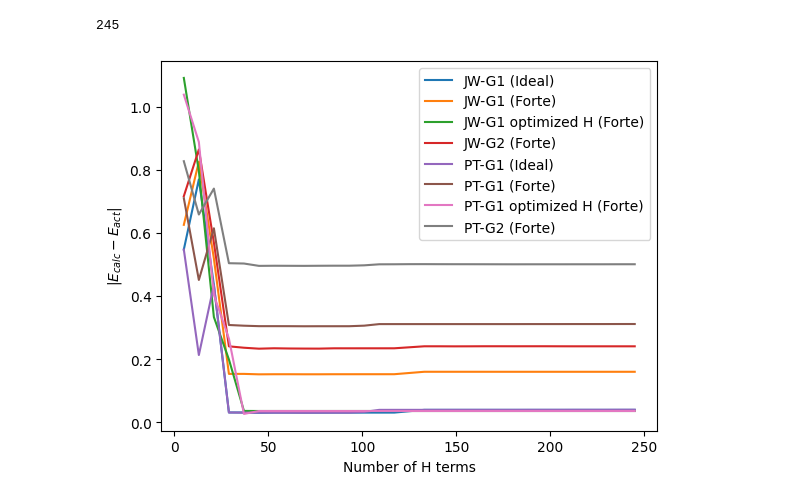
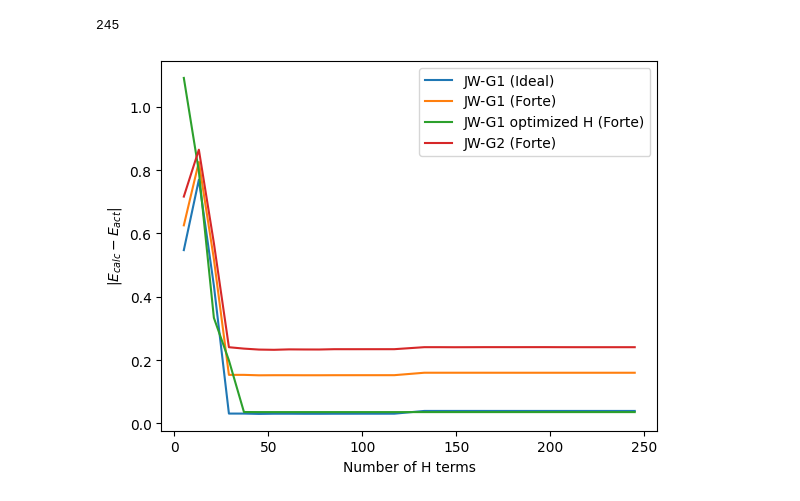
Before and after one commit to ljeanette15/chemical-graph, a Jupyter notebook: simulation/h4/simulate_ground_state_circuits.ipynb, the cells around one changed output. Drawn from its saved outputs; the diff is of its cells as text; code cells hidden in the pictures.

```diff
--- a/simulation/h4/simulate_ground_state_circuits.ipynb
+++ b/simulation/h4/simulate_ground_state_circuits.ipynb
@@ -856,19 +752,14 @@ for i in range(5, 250, 8):
 # %%
 plt.plot(terms, energy_diffs_JW_G1, label="JW-G1 (Ideal)")
 plt.plot(terms, energy_diffs_JW_G1_forte, label="JW-G1 (Forte)")
 plt.plot(terms, energy_diffs_JW_G1_opt_forte, label="JW-G1 optimized H (Forte)")
 plt.plot(terms, energy_diffs_JW_G2_forte, label="JW-G2 (Forte)")
-
-plt.plot(terms, energy_diffs_PT_G1, label="PT-G1 (Ideal)")
-plt.plot(terms, energy_diffs_PT_G1_forte, label="PT-G1 (Forte)")
-plt.plot(terms, energy_diffs_PT_G1_opt_forte, label="PT-G1 optimized H (Forte)")
-plt.plot(terms, energy_diffs_PT_G2_forte, label="PT-G2 (Forte)")
 
 plt.ylabel(r"|$E_{calc} - E_{act}$|")
 plt.xlabel(r"Number of H terms")
 
 plt.legend()
 
 plt.show()
 # %% [output]
-[figure, old version]
+[figure, new version]
```
Also changed, not shown: parts of 32 cells of this notebook, 10 other files.
